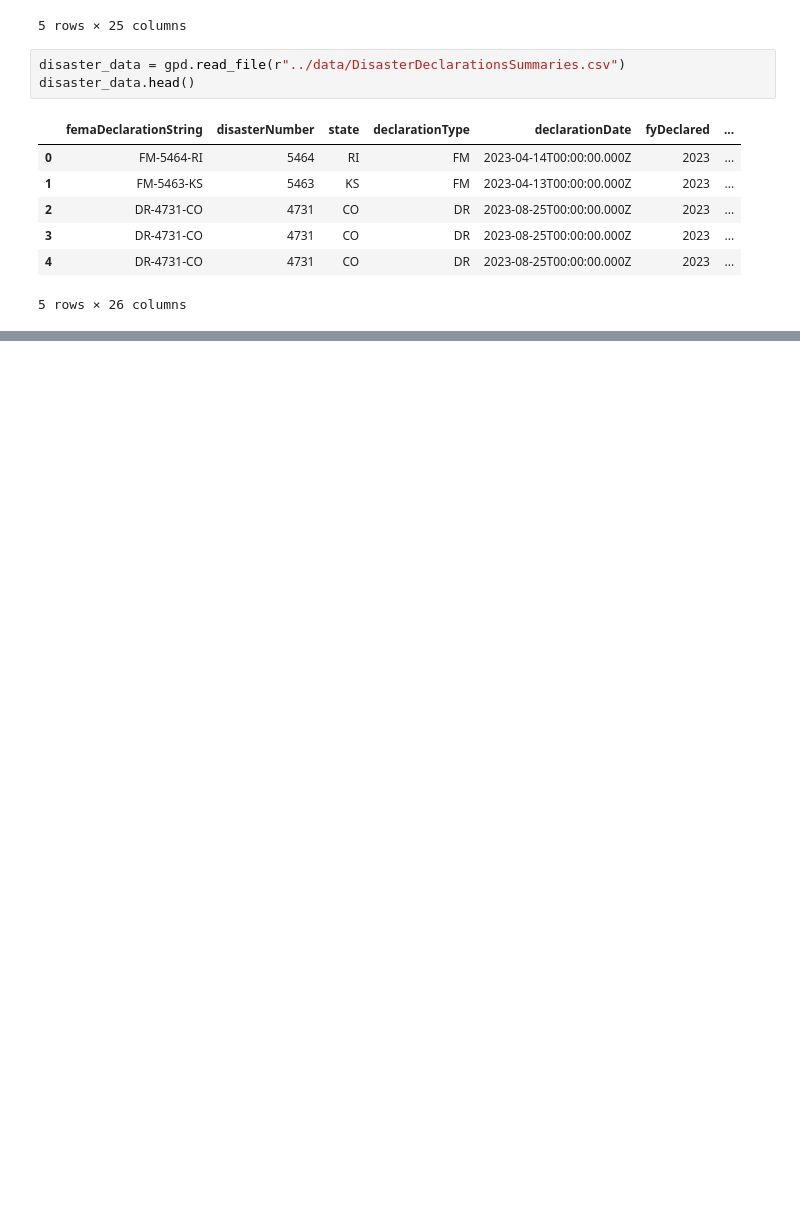
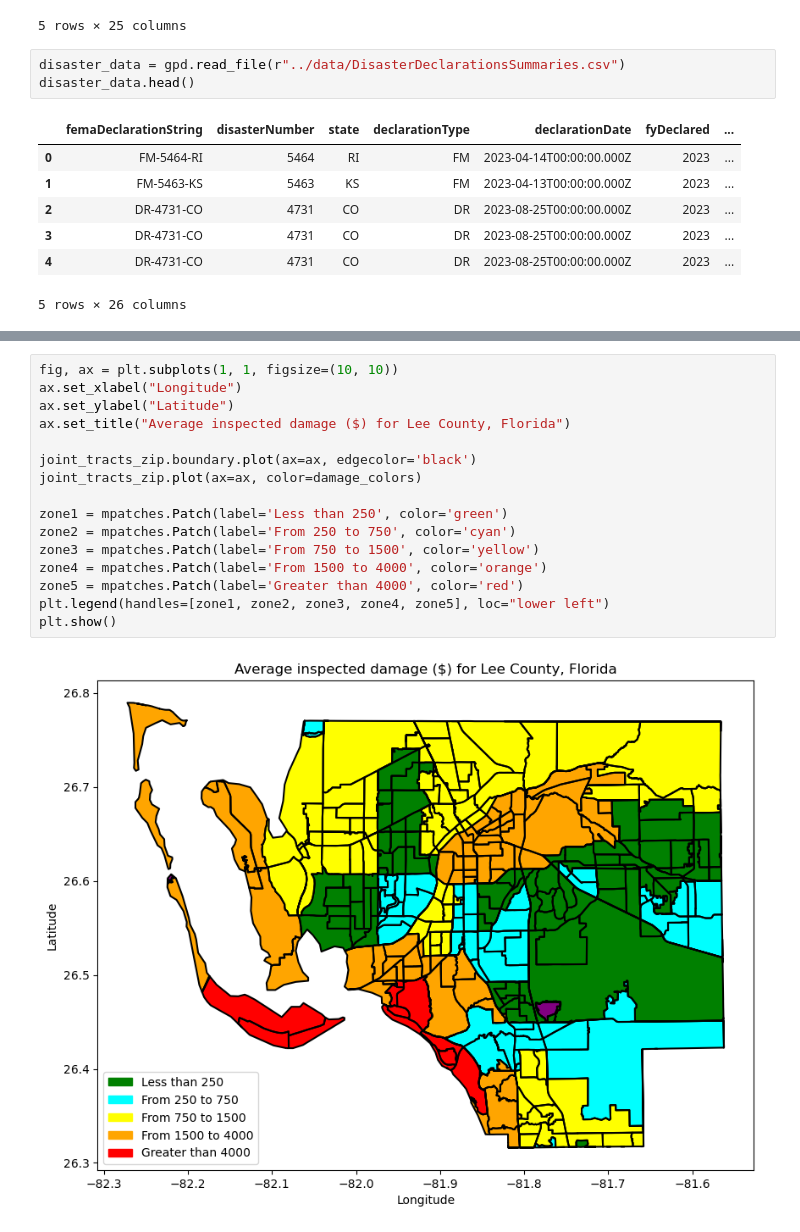
Before and after one commit to zacbakerr/open-fema-analysis, a Jupyter notebook: lee_county_analysis.ipynb, the cells around one changed output, grey strips where cells are left out. Saved outputs shown, nothing was run; the diff lists cells and outputs as text; blank space fills up the shorter version.

```diff
--- a/lee_county_analysis.ipynb
+++ b/lee_county_analysis.ipynb
@@ -405,0 +434,18 @@ plt.show()
+# %%
+fig, ax = plt.subplots(1, 1, figsize=(10, 10))
+ax.set_xlabel("Longitude")
+ax.set_ylabel("Latitude")
+ax.set_title("Average inspected damage ($) for Lee County, Florida")
+
+joint_tracts_zip.boundary.plot(ax=ax, edgecolor='black')
+joint_tracts_zip.plot(ax=ax, color=damage_colors)
+
+zone1 = mpatches.Patch(label='Less than 250', color='green')
+zone2 = mpatches.Patch(label='From 250 to 750', color='cyan')
+zone3 = mpatches.Patch(label='From 750 to 1500', color='yellow')
+zone4 = mpatches.Patch(label='From 1500 to 4000', color='orange')
+zone5 = mpatches.Patch(label='Greater than 4000', color='red')
+plt.legend(handles=[zone1, zone2, zone3, zone4, zone5], loc="lower left")
+plt.show()
+# %% [output]
+[figure, added]
```
Also changed, not shown: parts of 13 cells of this notebook.
